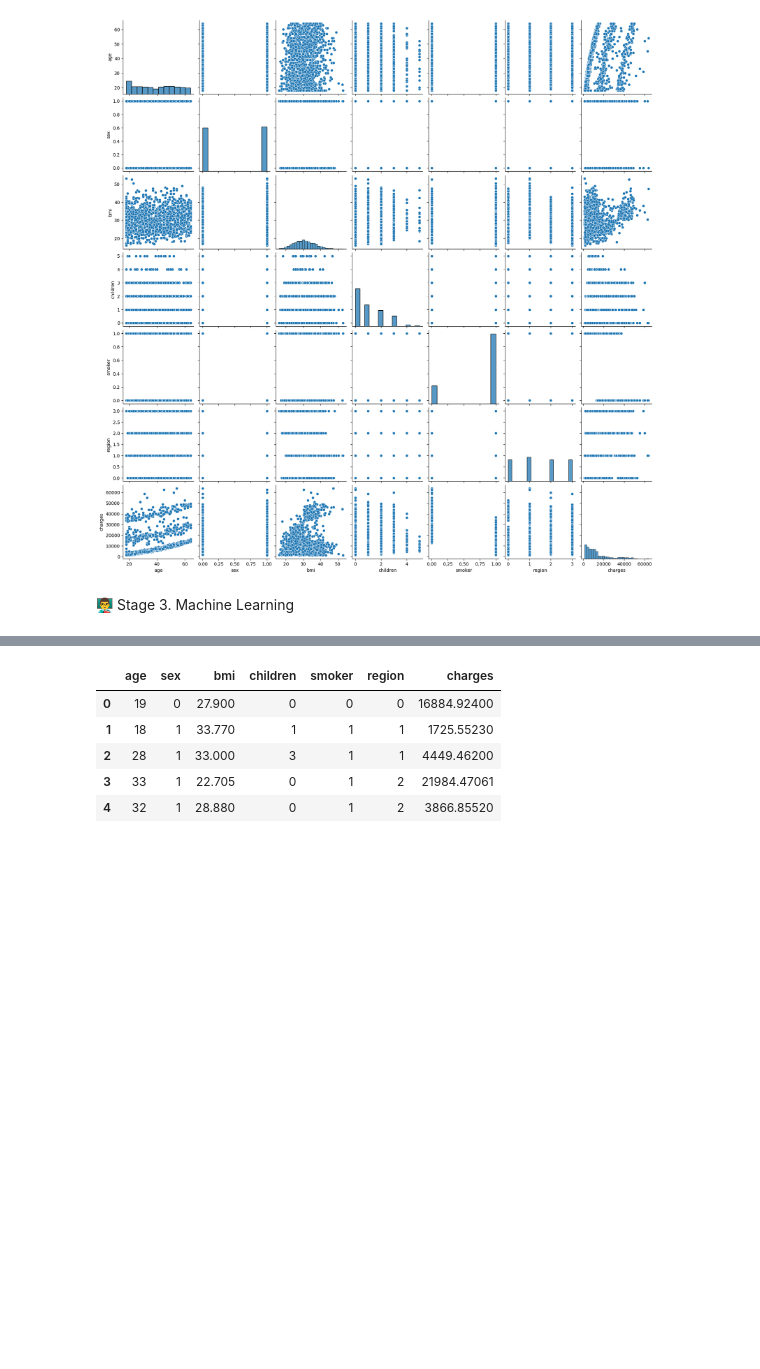
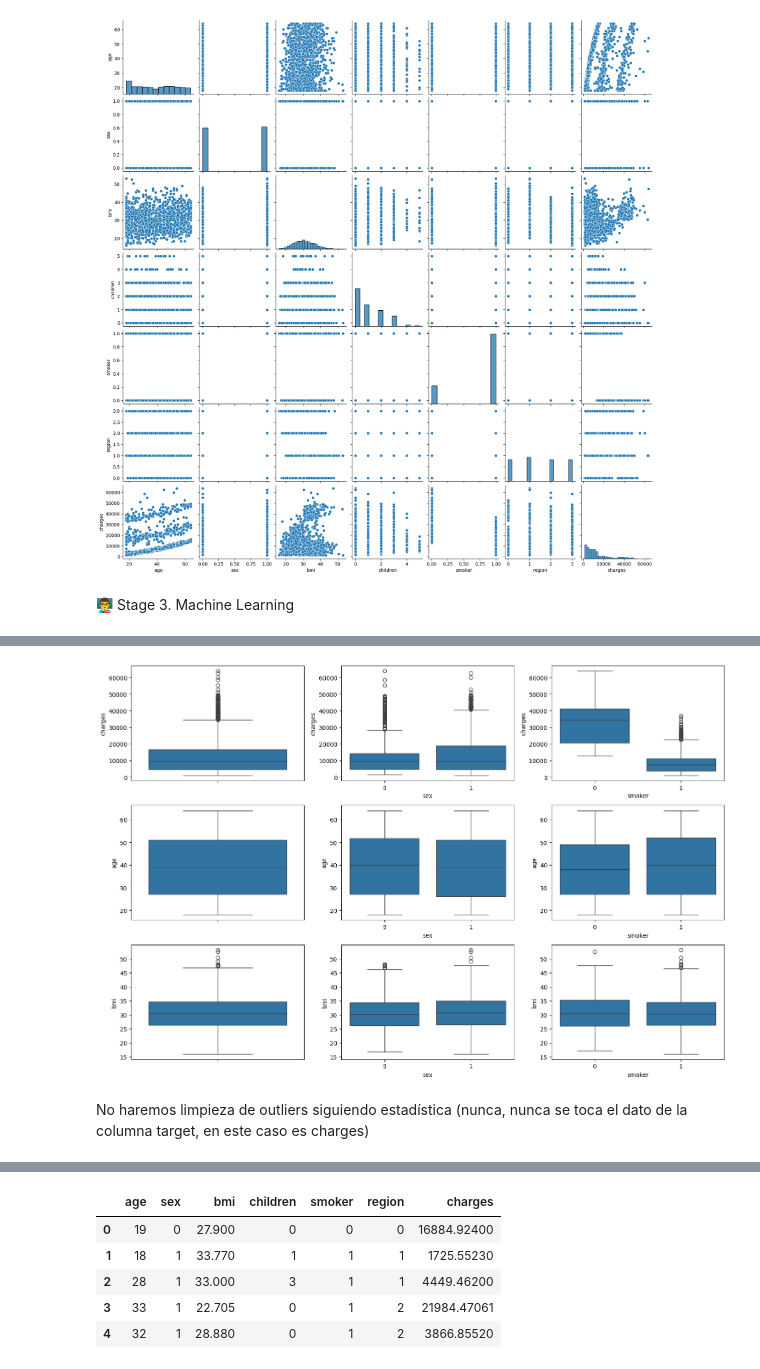
Before and after one commit to Munchkinland/Linear-Regression-Insurance-Project, a Jupyter notebook: src/resolution.ipynb, the cells around one changed output, grey strips where cells are left out. Drawn from its saved outputs; the diff is of its cells as text; code cells hidden in the pictures; blank space fills up the shorter version.

Commit message:
Data Generated without remove outliers

```diff
--- a/src/resolution.ipynb
+++ b/src/resolution.ipynb
@@ -477,0 +524,24 @@ Revisar si hay que hacer el feature engineering antes o después
+# %%
+import matplotlib.pyplot as plt
+import seaborn as sns
+
+# Boxplots for outliers detection
+fig, axes = plt.subplots(3, 3, figsize=(15, 10))
+
+sns.boxplot(ax=axes[0, 0], data=total_data, y="charges")
+sns.boxplot(ax=axes[0, 1], data=total_data, x="sex", y="charges")
+sns.boxplot(ax=axes[0, 2], data=total_data, x="smoker", y="charges")
+sns.boxplot(ax=axes[1, 0], data=total_data, y="age")
+sns.boxplot(ax=axes[1, 1], data=total_data, x="sex", y="age")
+sns.boxplot(ax=axes[1, 2], data=total_data, x="smoker", y="age")
+sns.boxplot(ax=axes[2, 0], data=total_data, y="bmi")
+sns.boxplot(ax=axes[2, 1], data=total_data, x="sex", y="bmi")
+sns.boxplot(ax=axes[2, 2], data=total_data, x="smoker", y="bmi")
+
+plt.tight_layout()
+
+plt.show()
+# %% [output]
+[figure, added]
+# %% [markdown]
+No haremos limpieza de outliers siguiendo estadística (nunca, nunca se toca el dato de la columna target, en este caso es charges)
```
Also changed, not shown: parts of 17 cells of this notebook, 10 other files.
